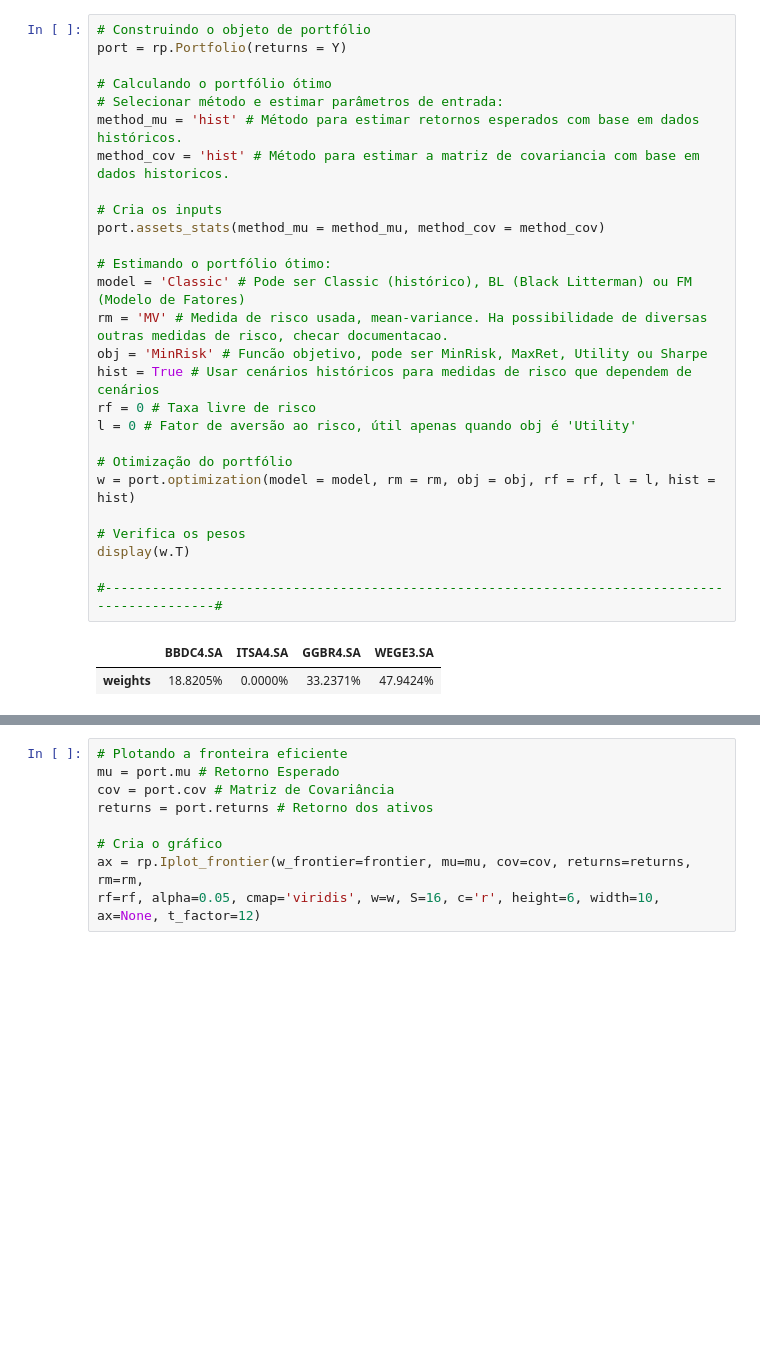
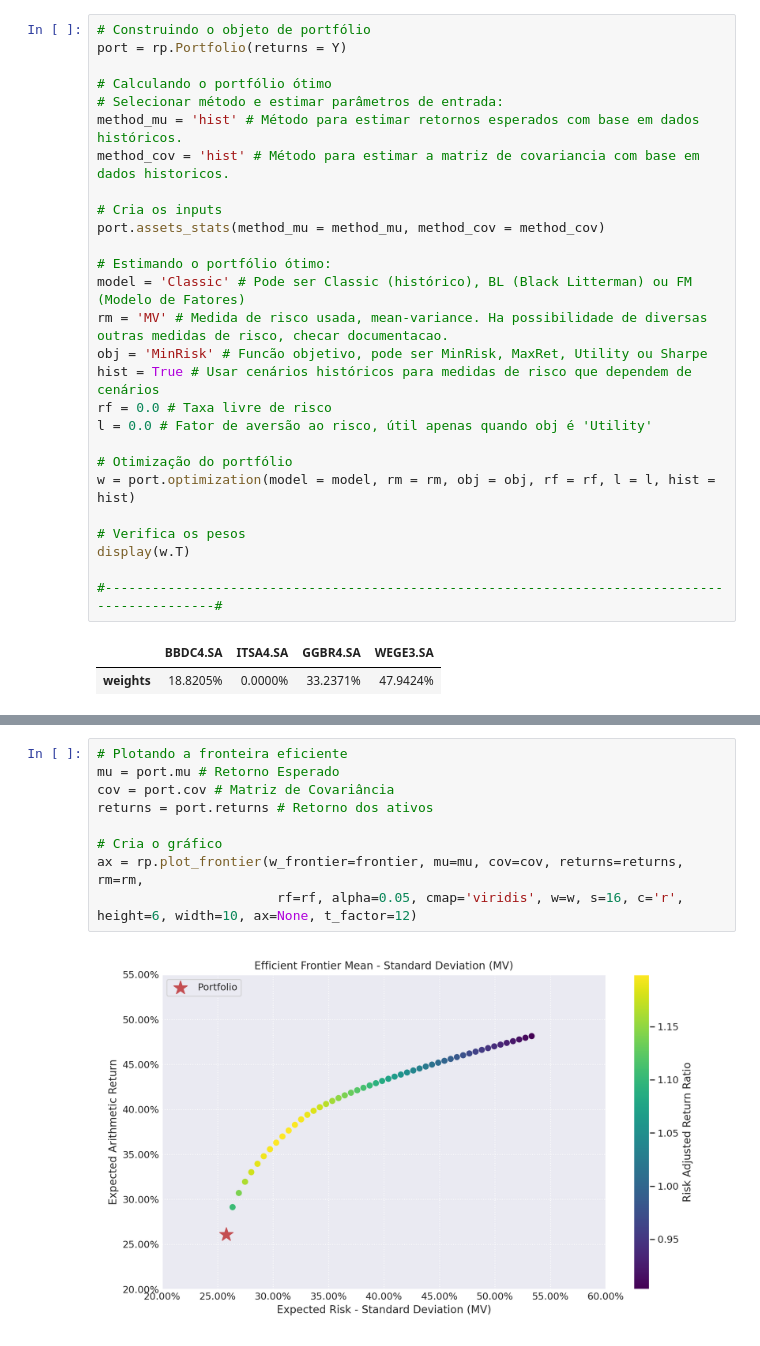
Before and after one commit to furlancad/PythonFinancas, a Jupyter notebook: Seleção_de_Carteira_e_Teoria_de_Markowitz.ipynb, the cells around one changed output, grey strips where cells are left out. Drawn from its saved outputs; the diff is of its cells as text; blank space fills up the shorter version.

```diff
--- a/Seleção_de_Carteira_e_Teoria_de_Markowitz.ipynb
+++ b/Seleção_de_Carteira_e_Teoria_de_Markowitz.ipynb
@@ -134,8 +138,8 @@ model = 'Classic' # Pode ser Classic (histórico), BL (Black Litterman) ou FM (M
 rm = 'MV' # Medida de risco usada, mean-variance. Ha possibilidade de diversas outras medidas de risco, checar documentacao.
 obj = 'MinRisk' # Funcão objetivo, pode ser MinRisk, MaxRet, Utility ou Sharpe
 hist = True # Usar cenários históricos para medidas de risco que dependem de cenários
-rf = 0 # Taxa livre de risco
-l = 0 # Fator de aversão ao risco, útil apenas quando obj é 'Utility'
+rf = 0.0 # Taxa livre de risco
+l = 0.0 # Fator de aversão ao risco, útil apenas quando obj é 'Utility'
 
 # Otimização do portfólio
 w = port.optimization(model = model, rm = rm, obj = obj, rf = rf, l = l, hist = hist)
@@ -161,12 +172,14 @@ display(frontier.T.head())
 # %%
 # Plotando a fronteira eficiente
 mu = port.mu # Retorno Esperado
 cov = port.cov # Matriz de Covariância
 returns = port.returns # Retorno dos ativos
 
 # Cria o gráfico
-ax = rp.Iplot_frontier(w_frontier=frontier, mu=mu, cov=cov, returns=returns, rm=rm,
-rf=rf, alpha=0.05, cmap='viridis', w=w, S=16, c='r', height=6, width=10, ax=None, t_factor=12)
+ax = rp.plot_frontier(w_frontier=frontier, mu=mu, cov=cov, returns=returns, rm=rm,
+                       rf=rf, alpha=0.05, cmap='viridis', w=w, s=16, c='r', height=6, width=10, ax=None, t_factor=12)
+# %% [output]
+[figure, added]
 # %%
 # Plota a composição do Portfólio
 ax = rp.plot_pie(w = w, others=0.05, nrow=25, cmap = "tab20",
```
Also changed, not shown: parts of 27 cells of this notebook.
